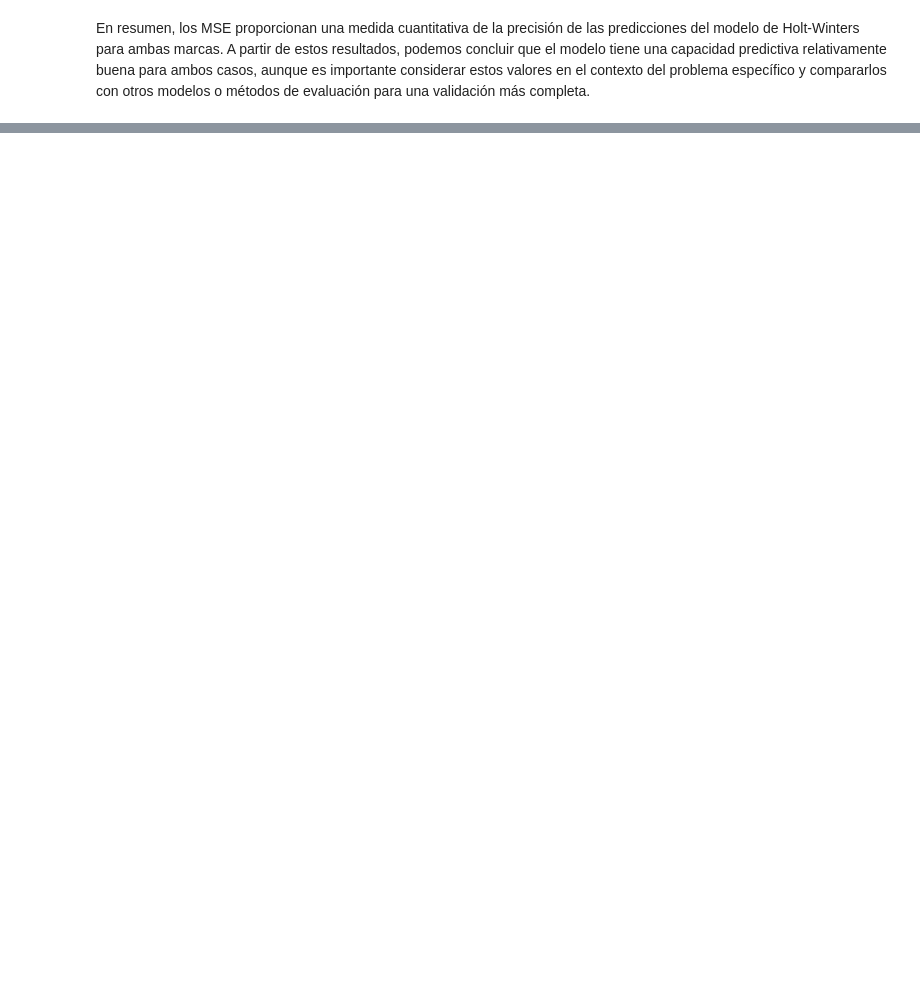
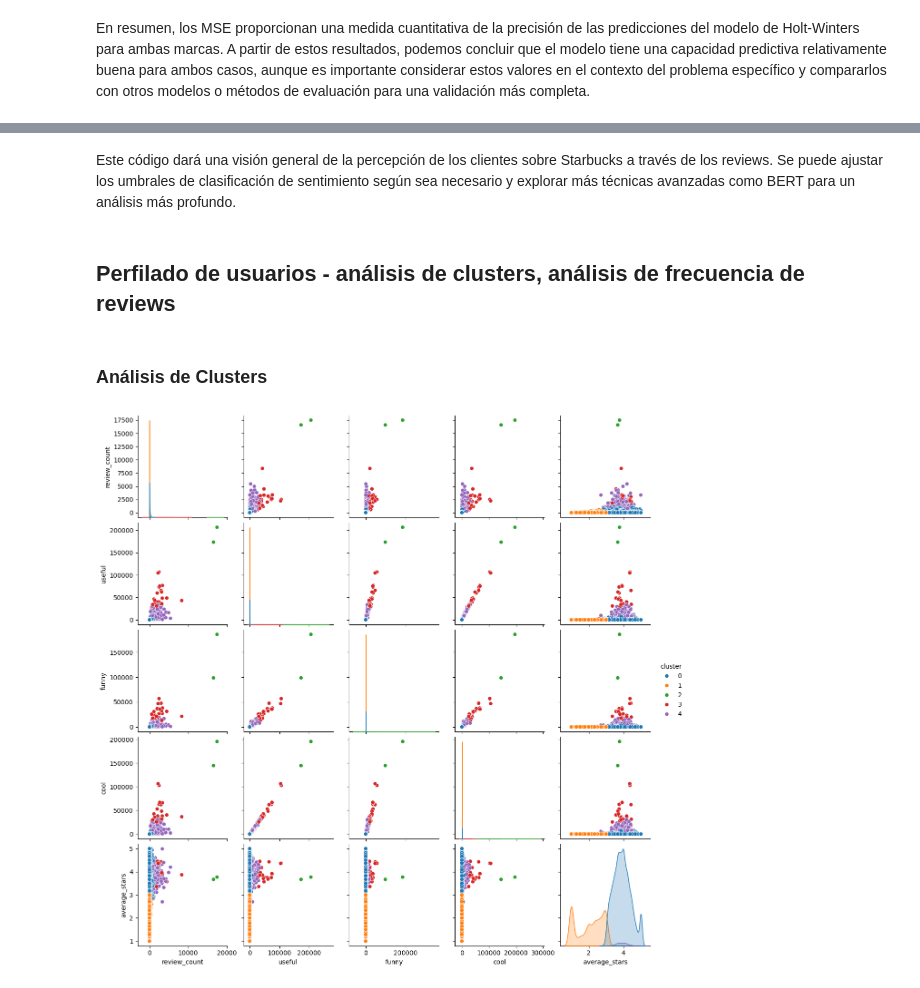
Before and after one commit to RadTorino/Starbucks_Analysis, a Jupyter notebook: 2do sprint/code/as_ml.ipynb, the cells around one changed output, grey strips where cells are left out. Drawn from its saved outputs; the diff is of its cells as text; code cells hidden in the pictures; blank space fills up the shorter version.

```diff
--- a/2do sprint/code/as_ml.ipynb
+++ b/2do sprint/code/as_ml.ipynb
@@ -606,0 +682,33 @@ En resumen, los MSE proporcionan una medida cuantitativa de la precisión de las
+# %% [markdown]
+Este código dará una visión general de la percepción de los clientes sobre Starbucks a través de los reviews. Se puede ajustar los umbrales de clasificación de sentimiento según sea necesario y explorar más técnicas avanzadas como BERT para un análisis más profundo.
+# %% [markdown]
+## Perfilado de usuarios - análisis de clusters, análisis de frecuencia de reviews
+# %% [markdown]
+### Análisis de Clusters
+# %%
+import pandas as pd
+from sklearn.cluster import KMeans
+import seaborn as sns
+import matplotlib.pyplot as plt
+
+# Cargar los datos
+df_users = pd.read_parquet('../gcp/user.parquet')
+
+# Selección de características para clustering
+features = ['review_count', 'useful', 'funny', 'cool', 'average_stars']
+X = df_users[features]
+
+# Normalización de las características
+from sklearn.preprocessing import StandardScaler
+scaler = StandardScaler()
+X_scaled = scaler.fit_transform(X)
+
+# Aplicar KMeans
+kmeans = KMeans(n_clusters=5, random_state=42)
+df_users['cluster'] = kmeans.fit_predict(X_scaled)
+
+# Visualización de clusters
+sns.pairplot(df_users, vars=features, hue='cluster', palette='tab10')
+plt.show()
+# %% [output]
+[figure, added]
```
Also changed, not shown: parts of 28 cells of this notebook.
